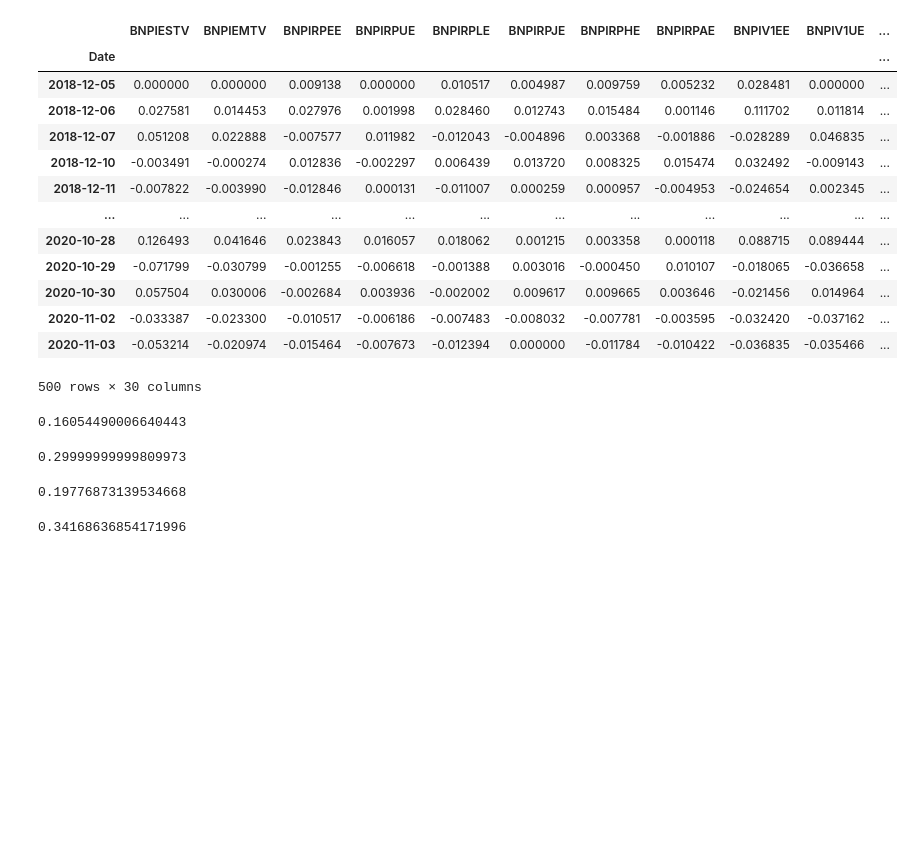
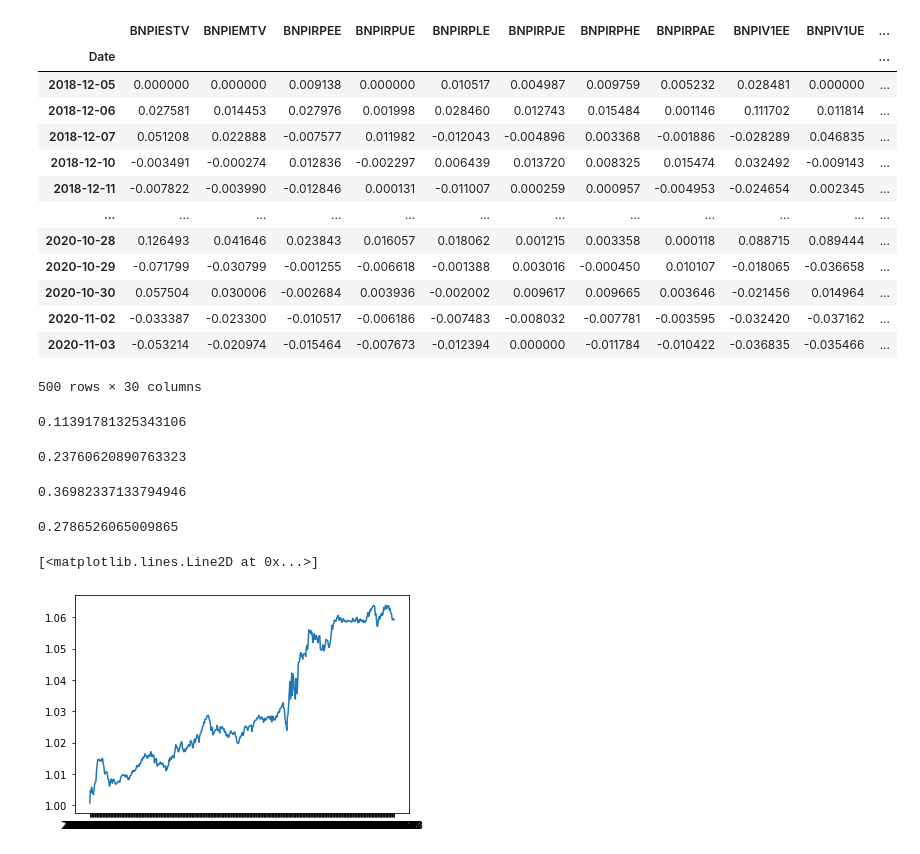
Before and after one commit to shenyifan17/combine_strategies, a Jupyter notebook: GRM.ipynb, the cells around one changed output. Saved outputs shown, nothing was run; the diff lists cells and outputs as text; code cells hidden in the pictures; blank space fills up the shorter version.

```diff
--- a/GRM.ipynb
+++ b/GRM.ipynb
@@ -25,20 +26,22 @@ df_return_test
 | 2020-11-03 | -0.053214 | -0.020974 | -0.015464 | -0.007673 | -0.012394 | 0.000000 | -0.011784 | -0.010422 | -0.036835 | -0.035466 | ... |
 500 rows × 30 columns
 # %%
-results = portfolio_optimisation(df_return_test, grm_bound={'first_risk': [0.1, 0.3], 'defensive_factors': [0.1, 0.3], 'trend': [0.1, 0.4], 'tail_risk': [0.1, 0.4]})
+results = portfolio_optimisation(df_return_test,
+                                 target='max_dd',
+                                 grm_bound={'first_risk': [0.1, 0.3], 'defensive_factors': [0.1, 0.3], 'trend': [0.1, 0.4], 'tail_risk': [0.1, 0.4]})
 # %%
 sum(list(results['weights'].values())[0:11])
 # %% [output]
-0.16054490006640443
+0.11391781325343106
 # %%
 sum(list(results['weights'].values())[11:20])
 # %% [output]
-0.29999999999809973
+0.23760620890763323
 # %%
 sum(list(results['weights'].values())[20:26])
 # %% [output]
-0.19776873139534668
+0.36982337133794946
 # %%
 sum(list(results['weights'].values())[26:30])
 # %% [output]
-0.34168636854171996
+0.2786526065009865
@@ -47,3 +48,8 @@ perf = (1+np.random.randn(1000)/100).cumprod()
+# %%
+plt.plot((1+(results['weights'] * df_return_test).sum(axis=1)).cumprod())
+# %% [output]
+[<matplotlib.lines.Line2D at 0x...>]
+[figure, added]
 # %%
 max_drawdown(perf)
 # %% [output]
```
Also changed, not shown: parts of 4 cells of this notebook.
